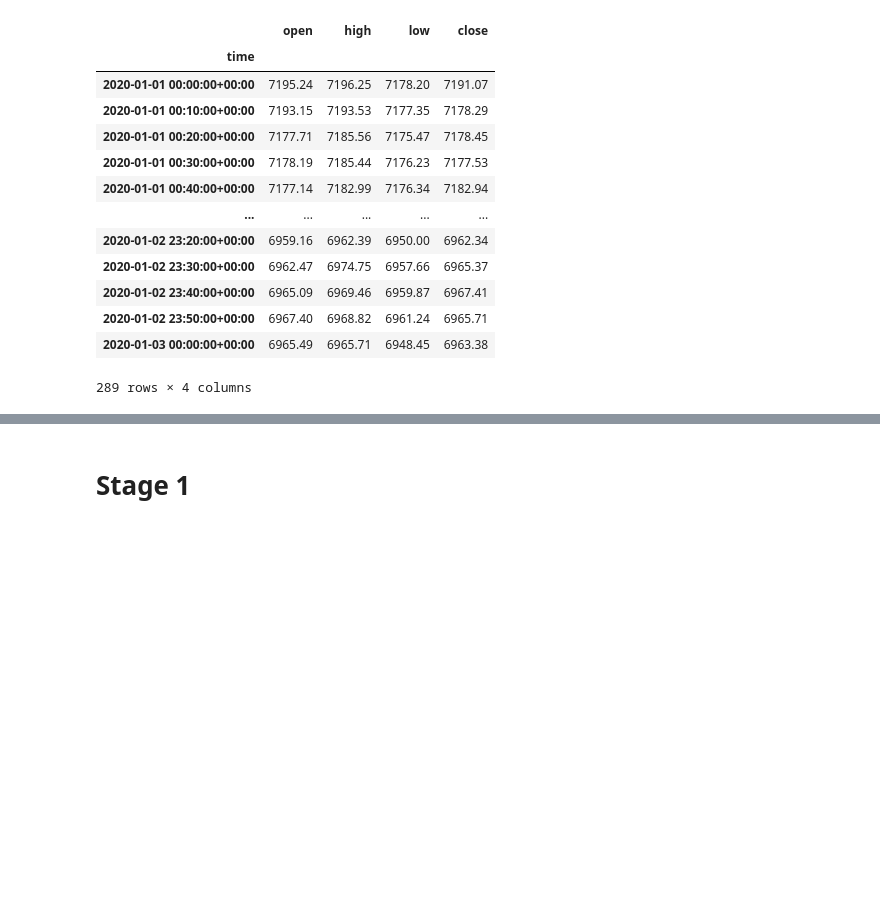
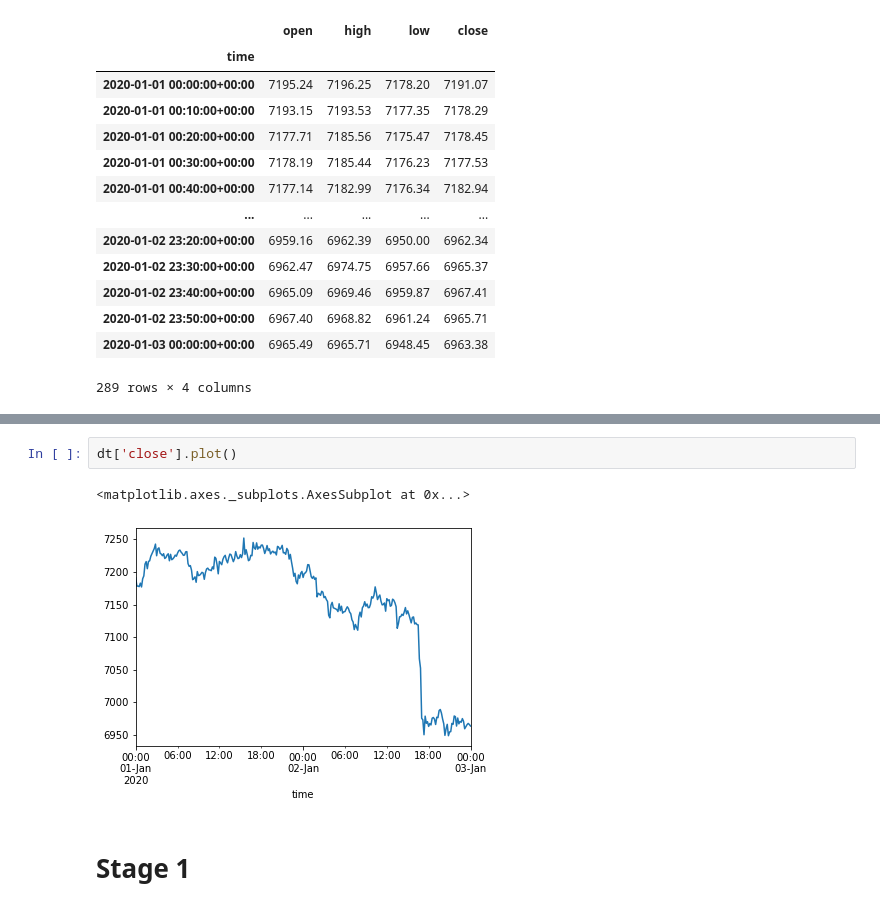
Before and after one commit to Bin1711/Binance, a Jupyter notebook: simulation_test.ipynb, the cells around one changed output, grey strips where cells are left out. Saved outputs shown, nothing was run; the diff lists cells and outputs as text; blank space fills up the shorter version.

```diff
--- a/simulation_test.ipynb
+++ b/simulation_test.ipynb
@@ -66,3 +157,8 @@ dt
+# %%
+dt['close'].plot()
+# %% [output]
+<matplotlib.axes._subplots.AxesSubplot at 0x...>
+[figure, added]
 # %% [markdown]
 # Stage 1
 # %%
```
Also changed, not shown: parts of 10 cells of this notebook, 16 other files.
